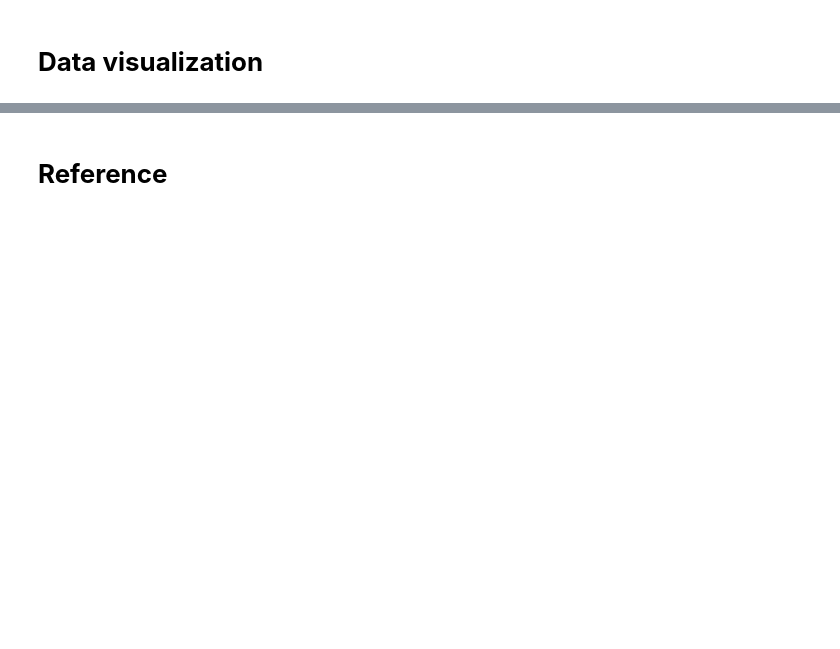
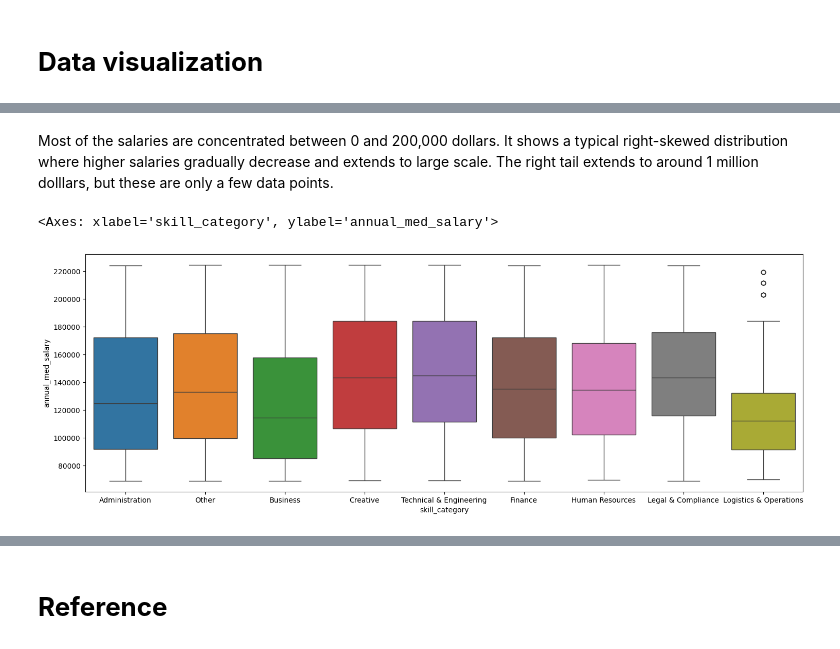
Before and after one commit to Koi4595/Group_10_FA_2024, a Jupyter notebook: SI_618_Project_Part1.ipynb, the cells around one changed output, grey strips where cells are left out. Saved outputs shown, nothing was run; the diff lists cells and outputs as text; code cells hidden in the pictures; blank space fills up the shorter version.

```diff
--- a/SI_618_Project_Part1.ipynb
+++ b/SI_618_Project_Part1.ipynb
@@ -48,3 +64,4 @@ industries = pd.read_csv('./Projectdata/mappings/industries.csv', usecols=['indu
 job_skills = pd.read_csv('./Projectdata/jobs/job_skills.csv', usecols=['job_id','skill_abr'])
 job_industries = pd.read_csv('./Projectdata/jobs/job_industries.csv', usecols=['job_id','industry_id'])
 salaries = pd.read_csv('./Projectdata/jobs/salaries.csv', usecols=['job_id','max_salary','min_salary','med_salary','pay_period'])
+job_company_pair = pd.read_csv('./job_company_id.csv', usecols=['job_id','company_id'])
@@ -97,0 +498,18 @@ job_skills = job_skills.merge(skills, on='skill_abr')
+# %% [markdown]
+Most of the salaries are concentrated between 0 and 200,000 dollars. It shows a typical right-skewed distribution where higher salaries gradually decrease and extends to large scale. The right tail extends to around 1 million dolllars, but these are only a few data points.
+# %%
+#3. plot the distribution of job salary by skills and industries
+plt.figure(figsize=(18, 6))
+# set thresholds for the number of rows to display
+threshold_low = 0.2
+threshold_high = 0.8
+# get the top and bottom quantiles that stands for most jobs
+low_quantile = df_toplot['annual_med_salary'].quantile(threshold_low)
+high_quantile = df_toplot['annual_med_salary'].quantile(threshold_high)
+# filter the data
+df_toplot_1 = df_toplot[(df_toplot['annual_med_salary'] > low_quantile) & (df_toplot['annual_med_salary'] < high_quantile)]
+# plot the data
+sns.boxplot(data=df_toplot_1, x='skill_category', y='annual_med_salary',hue = 'skill_category')
+# %% [output]
+<Axes: xlabel='skill_category', ylabel='annual_med_salary'>
+[figure, added]
```
Also changed, not shown: parts of 40 cells of this notebook, 1 other file.
